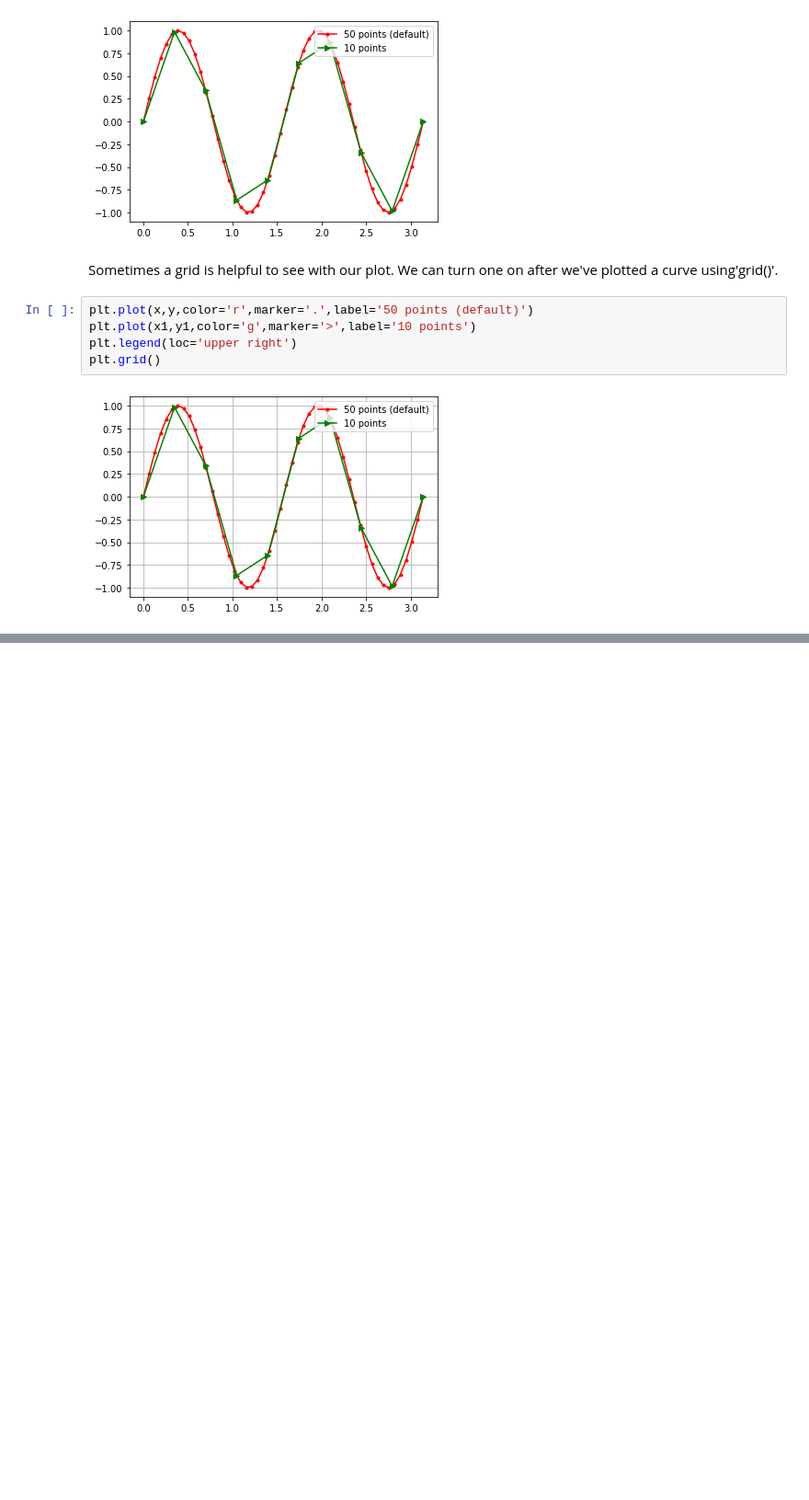
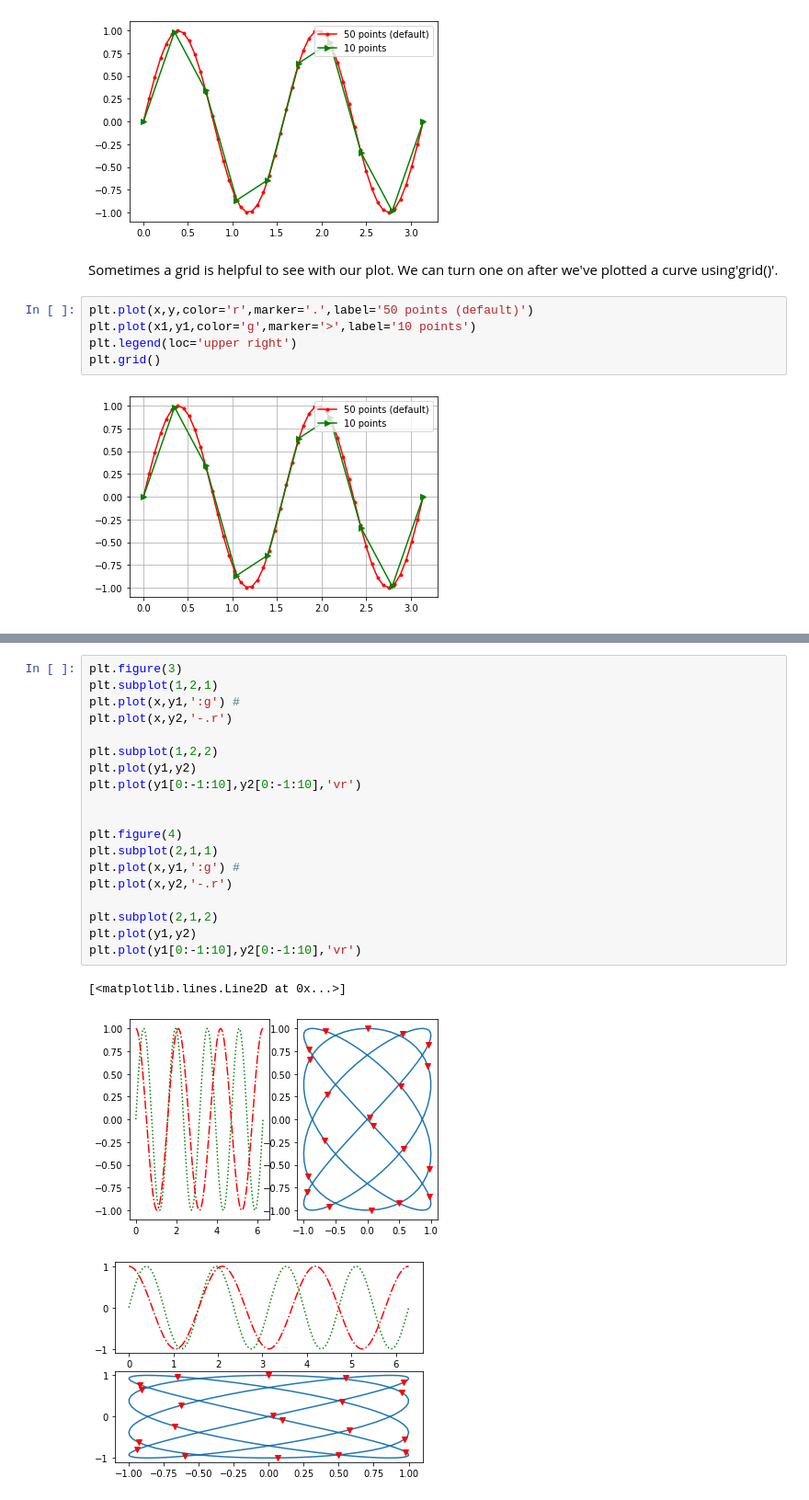
Before and after one commit to lfmartins/introduction-to-computational-mathematics, a Jupyter notebook: 09-matplotlib-intro.ipynb, the cells around one changed output, grey strips where cells are left out. Shown at 92% size. Drawn from its saved outputs; the diff is of its cells as text; blank space fills up the shorter version.

```diff
--- a/09-matplotlib-intro.ipynb
+++ b/09-matplotlib-intro.ipynb
@@ -158,0 +197,23 @@ plt.grid()
+# %%
+plt.figure(3)
+plt.subplot(1,2,1)
+plt.plot(x,y1,':g') #
+plt.plot(x,y2,'-.r')
+
+plt.subplot(1,2,2)
+plt.plot(y1,y2)
+plt.plot(y1[0:-1:10],y2[0:-1:10],'vr')
+
+
+plt.figure(4)
+plt.subplot(2,1,1)
+plt.plot(x,y1,':g') #
+plt.plot(x,y2,'-.r')
+
+plt.subplot(2,1,2)
+plt.plot(y1,y2)
+plt.plot(y1[0:-1:10],y2[0:-1:10],'vr')
+# %% [output]
+[<matplotlib.lines.Line2D at 0x...>]
+[figure, added]
+[figure, added]
```
Also changed, not shown: parts of 11 cells of this notebook.
